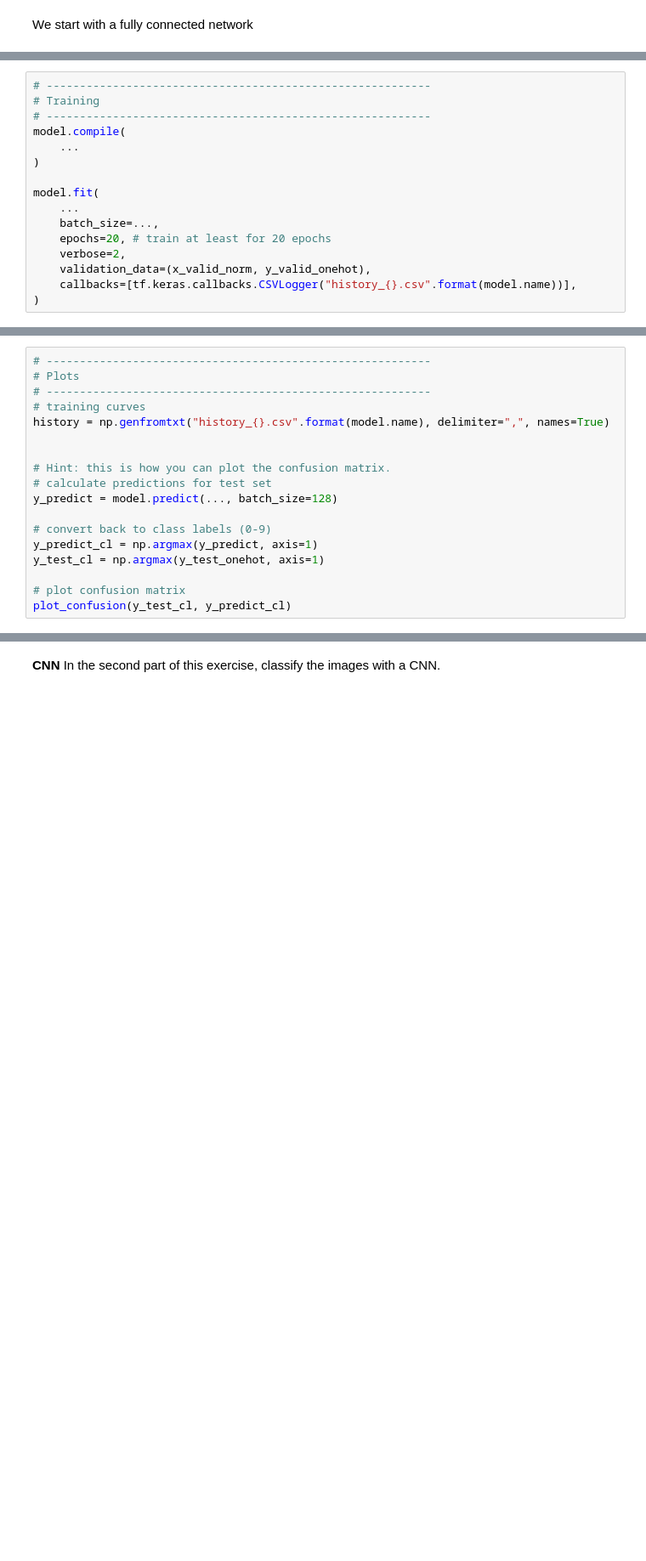
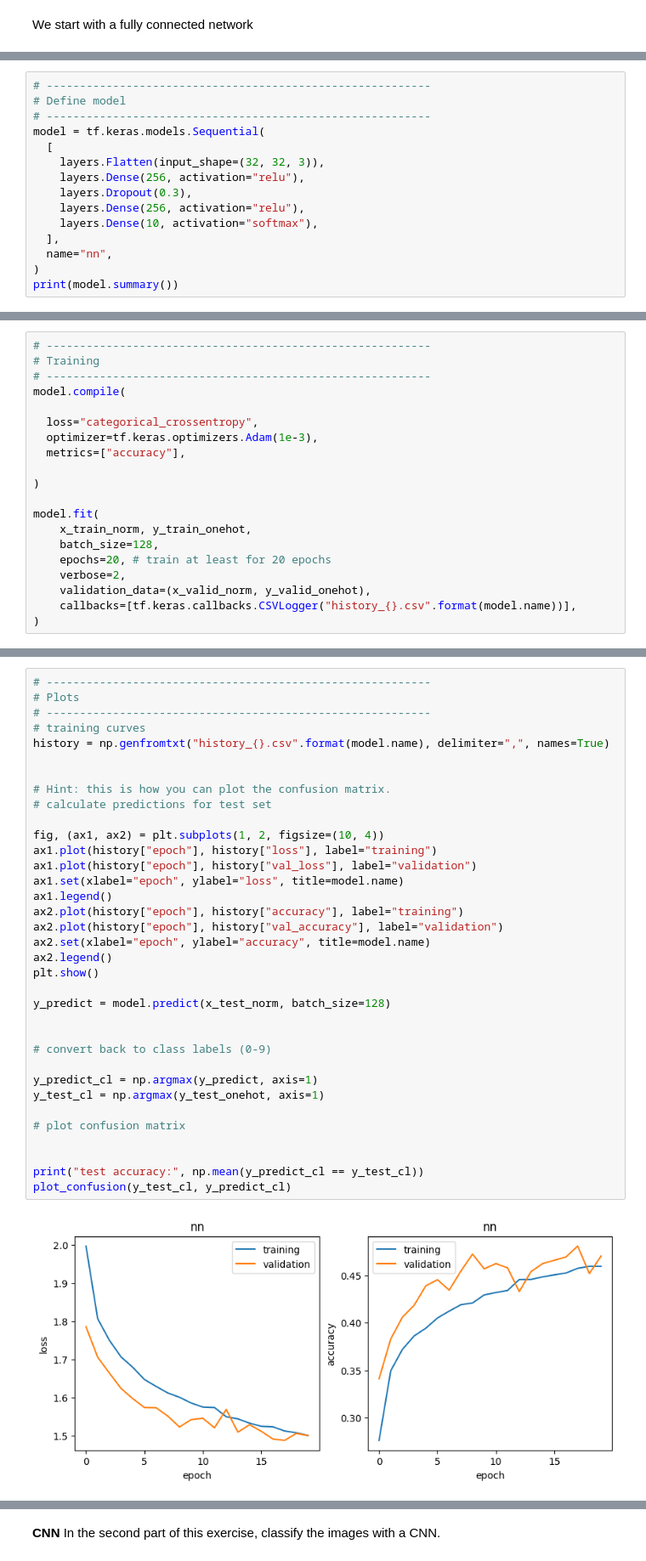
Before and after one commit to Niklas-Hy/Deeplearning, a Jupyter notebook: Exercise_7_1_CIFAR_10.ipynb, the cells around one changed output, grey strips where cells are left out. Shown at 85% size. Saved outputs shown, nothing was run; the diff lists cells and outputs as text; blank space fills up the shorter version.

```diff
--- a/Exercise_7_1_CIFAR_10.ipynb
+++ b/Exercise_7_1_CIFAR_10.ipynb
@@ -121,0 +109,15 @@ ValueError: Only instances of `keras.Layer` can be added to a Sequential model.
+# %%
+# ----------------------------------------------------------
+# Define model
+# ----------------------------------------------------------
+model = tf.keras.models.Sequential(
+  [
+    layers.Flatten(input_shape=(32, 32, 3)),
+    layers.Dense(256, activation="relu"),
+    layers.Dropout(0.3),
+    layers.Dense(256, activation="relu"),
+    layers.Dense(10, activation="softmax"),
+  ],
+  name="nn",
+)
+print(model.summary())
@@ -124,12 +145,16 @@ ValueError: Only instances of `keras.Layer` can be added to a Sequential model.
 # Training
 # ----------------------------------------------------------
 model.compile(
-    ...
+
+  loss="categorical_crossentropy",
+  optimizer=tf.keras.optimizers.Adam(1e-3),
+  metrics=["accuracy"],
+
 )
 
 model.fit(
-    ...
-    batch_size=...,
+    x_train_norm, y_train_onehot,
+    batch_size=128,
     epochs=20, # train at least for 20 epochs
     verbose=2,
     validation_data=(x_valid_norm, y_valid_onehot),
@@ -138,18 +192,37 @@ model.fit(
 # %%
 # ----------------------------------------------------------
 # Plots
 # ----------------------------------------------------------
 # training curves
 history = np.genfromtxt("history_{}.csv".format(model.name), delimiter=",", names=True)
 
 
 # Hint: this is how you can plot the confusion matrix.
 # calculate predictions for test set
-y_predict = model.predict(..., batch_size=128)
+
+fig, (ax1, ax2) = plt.subplots(1, 2, figsize=(10, 4))
+ax1.plot(history["epoch"], history["loss"], label="training")
+ax1.plot(history["epoch"], history["val_loss"], label="validation")
+ax1.set(xlabel="epoch", ylabel="loss", title=model.name)
+ax1.legend()
+ax2.plot(history["epoch"], history["accuracy"], label="training")
+ax2.plot(history["epoch"], history["val_accuracy"], label="validation")
+ax2.set(xlabel="epoch", ylabel="accuracy", title=model.name)
+ax2.legend()
+plt.show()
+
+y_predict = model.predict(x_test_norm, batch_size=128)
+
 
 # convert back to class labels (0-9)
+
 y_predict_cl = np.argmax(y_predict, axis=1)
 y_test_cl = np.argmax(y_test_onehot, axis=1)
 
 # plot confusion matrix
+
+
+print("test accuracy:", np.mean(y_predict_cl == y_test_cl))
 plot_confusion(y_test_cl, y_predict_cl)
+# %% [output]
+[figure, added]
```
Also changed, not shown: parts of 13 cells of this notebook.
